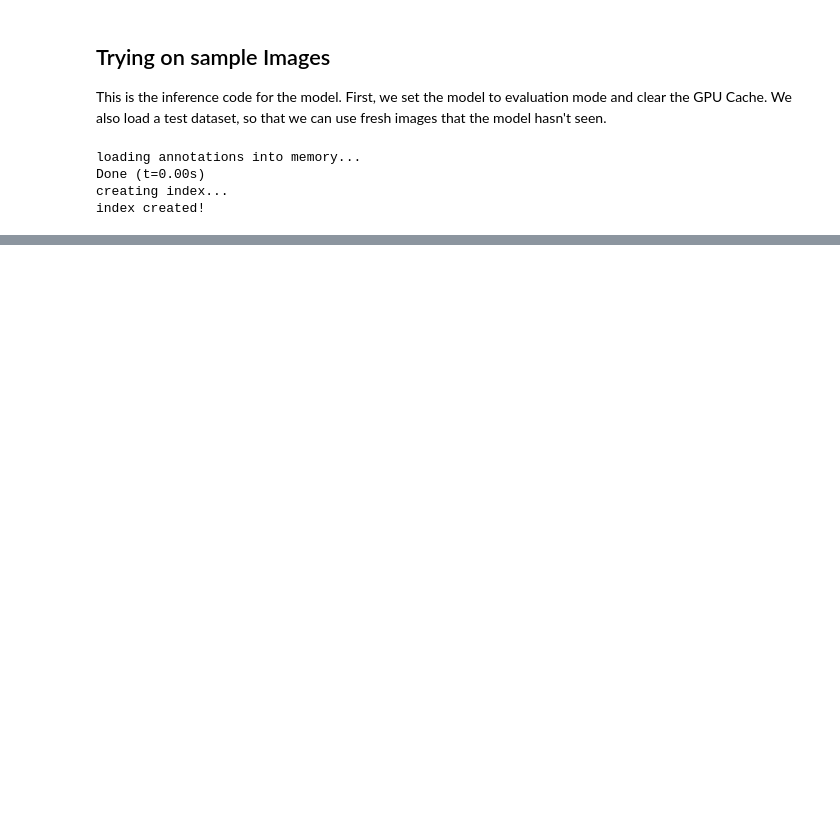
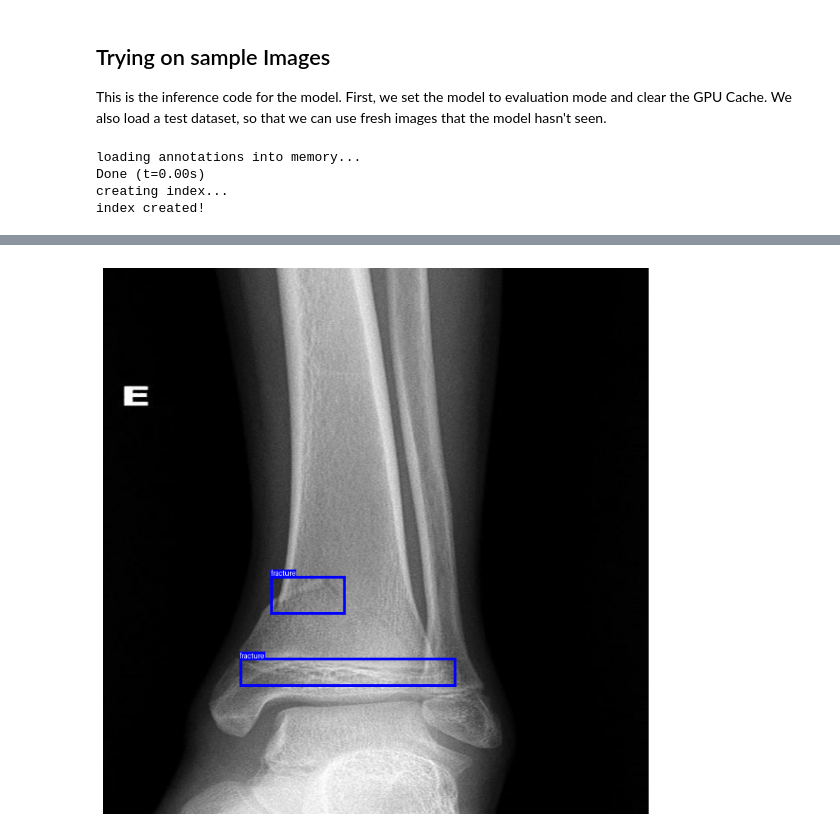
Before and after one commit to bacngv/Faster-R-CNN-in-Bone-Fracture-Detection, a Jupyter notebook: Faster-RCNN.ipynb, the cells around one changed output, grey strips where cells are left out. Drawn from its saved outputs; the diff is of its cells as text; code cells hidden in the pictures; blank space fills up the shorter version.

```diff
--- a/Faster-RCNN.ipynb
+++ b/Faster-RCNN.ipynb
@@ -356,0 +355,77 @@ plt.imshow(draw_bounding_boxes(img_int,
+# %%
+import cv2
+import torch
+from torchvision.utils import draw_bounding_boxes
+import matplotlib.pyplot as plt
+import numpy as np
+from PIL import Image, ImageDraw
+import torchvision.transforms.functional as F
+
+CLASS_NAMES = ['bone-fracture', 'angle', 'fracture', 'line', 'messed_up_angle']
+
+def map_label_to_class(label_id):
+    return CLASS_NAMES[label_id - 1]
+
+COLOR_MAP = {
+    'bone-fracture': (255, 0, 0),
+    'angle': (0, 255, 0),
+    'fracture': (0, 0, 255),
+    'line': (255, 255, 0),
+    'messed_up_angle': (255, 165, 0)
+}
+
+def draw_boxes_with_labels(image, boxes, labels):
+    pil_image = F.to_pil_image(image)
+
+    draw = ImageDraw.Draw(pil_image)
+
+    for box, label in zip(boxes, labels):
+        x1, y1, x2, y2 = box
+
+        color = COLOR_MAP[label]
+        draw.rectangle([x1, y1, x2, y2], outline=color, width=4)
+
+        text_position = (x1, y1 - 10)
+
+        text_bbox = draw.textbbox(text_position, label)
+
+        draw.rectangle(text_bbox, fill=color)
+
+        draw.text(text_position, label, fill="white")
+
+    return F.to_tensor(pil_image)
+
+def predict_image(model, image_path, device, transform, threshold=0.5):
+    image = cv2.imread(image_path)
+    image = cv2.cvtColor(image, cv2.COLOR_BGR2RGB)
+
+    transformed = transform(image=image)
+    image_tensor = transformed['image'].to(device)
+
+    image_tensor = image_tensor.float() / 255.0
+
+    model.eval()
+    with torch.no_grad():
+        prediction = model([image_tensor])
+        pred = prediction[0]
+    boxes = pred['boxes'][pred['scores'] > threshold]
+    labels = pred['labels'][pred['scores'] > threshold]
+    scores = pred['scores'][pred['scores'] > threshold]
+    image_uint8 = (image_tensor * 255).byte().cpu()
+
+    label_names = [map_label_to_class(label.item()) for label in labels]
+
+    drawn_image = draw_boxes_with_labels(image_uint8, boxes.cpu(), label_names)
+
+    plt.figure(figsize=(15, 10))
+    plt.imshow(drawn_image.permute(1, 2, 0))
+    plt.axis('off')
+    plt.show()
+
+    return boxes, labels, scores
+
+image_path = '/content/train/126_jpg.rf.724729c5c480e822f03f59d0226a8311.jpg'
+transform = get_transforms(train=False)
+predict_image(model, image_path, device, transform)
+# %% [output]
+[figure, added]
```
Also changed, not shown: parts of 11 cells of this notebook.
